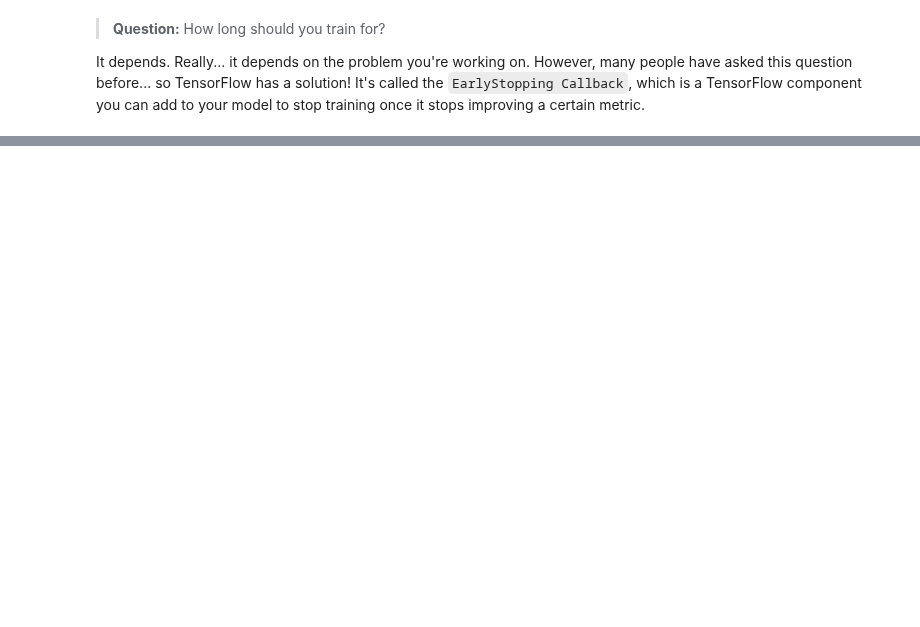
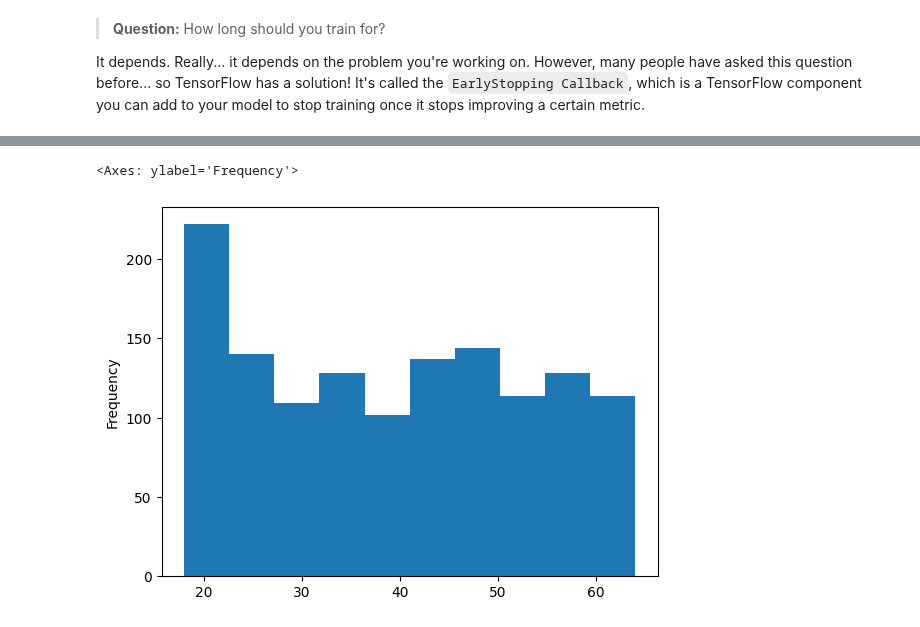
Before and after one commit to llorenscapotorres/TensorFlow, a Jupyter notebook: Neural_Network_Regression/01_neural_network_regression.ipynb, the cells around one changed output, grey strips where cells are left out. Saved outputs shown, nothing was run; the diff lists cells and outputs as text; code cells hidden in the pictures; blank space fills up the shorter version.

```diff
--- a/Neural_Network_Regression/01_neural_network_regression.ipynb
+++ b/Neural_Network_Regression/01_neural_network_regression.ipynb
@@ -959,0 +979,5 @@ It depends. Really... it depends on the problem you're working on. However, many
+# %%
+X["age"].plot(kind="hist")
+# %% [output]
+<Axes: ylabel='Frequency'>
+[figure, added]
```
Also changed, not shown: parts of 16 cells of this notebook.
